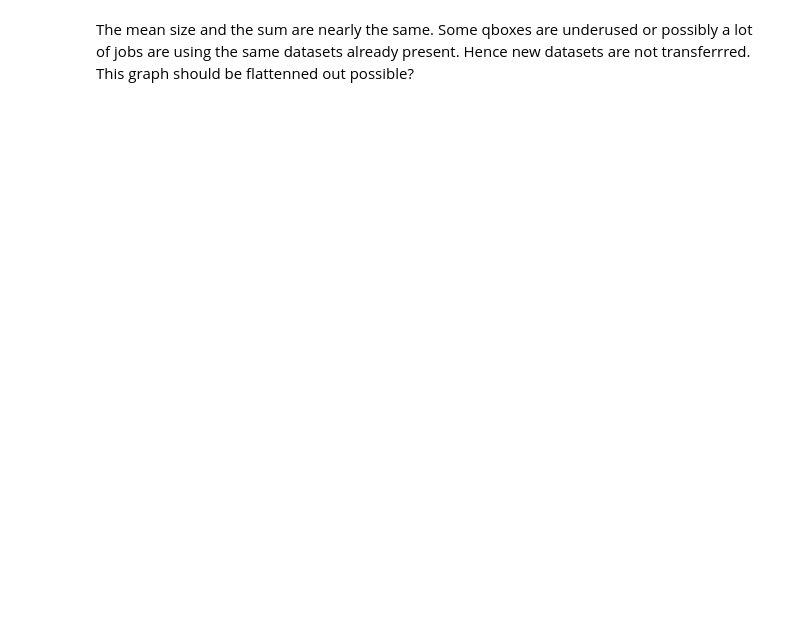
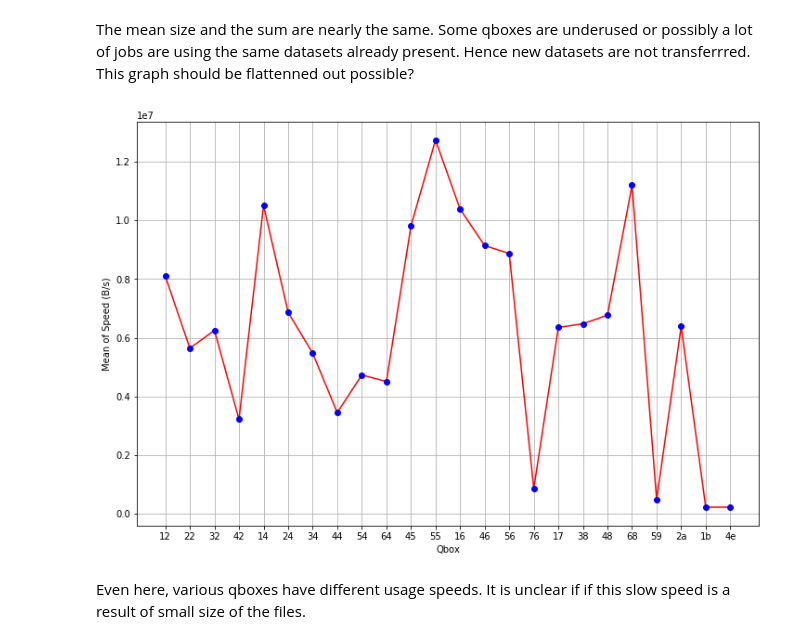
Before and after one commit to AdwaitB/greco-notes, a Jupyter notebook: infra/Analysis_full.ipynb, the cells around one changed output. Drawn from its saved outputs; the diff is of its cells as text; code cells hidden in the pictures; blank space fills up the shorter version.

```diff
--- a/infra/Analysis_full.ipynb
+++ b/infra/Analysis_full.ipynb
@@ -528,2 +518,16 @@ plot(plt, "Qbox", "Sum of Size Transferred")
 # %% [markdown]
 The mean size and the sum are nearly the same. Some qboxes are underused or possibly a lot of jobs are using the same datasets already present. Hence new datasets are not transferrred. This graph should be flattenned out possible?
+# %%
+temp = data[1][['transfer_history.qbox', 'speed']]
+temp = temp[temp['speed'] > 0]
+temp = temp.groupby(['transfer_history.qbox'])['speed'].mean()
+temp = temp.to_frame().reset_index()
+temp['transfer_history.qbox_short'] = temp['transfer_history.qbox'].apply(lambda x: x[-1] + x[5])
+
+plt.figure(figsize=plot_size)
+plt.plot(temp['transfer_history.qbox_short'], temp['speed'], 'r', temp['transfer_history.qbox_short'], temp['speed'], 'bo')
+plot(plt, "Qbox", "Mean of Speed (B/s)")
+# %% [output]
+[figure, added]
+# %% [markdown]
+Even here, various qboxes have different usage speeds. It is unclear if if this slow speed is a result of small size of the files.
```
Also changed, not shown: parts of 8 cells of this notebook, 1 other file.
